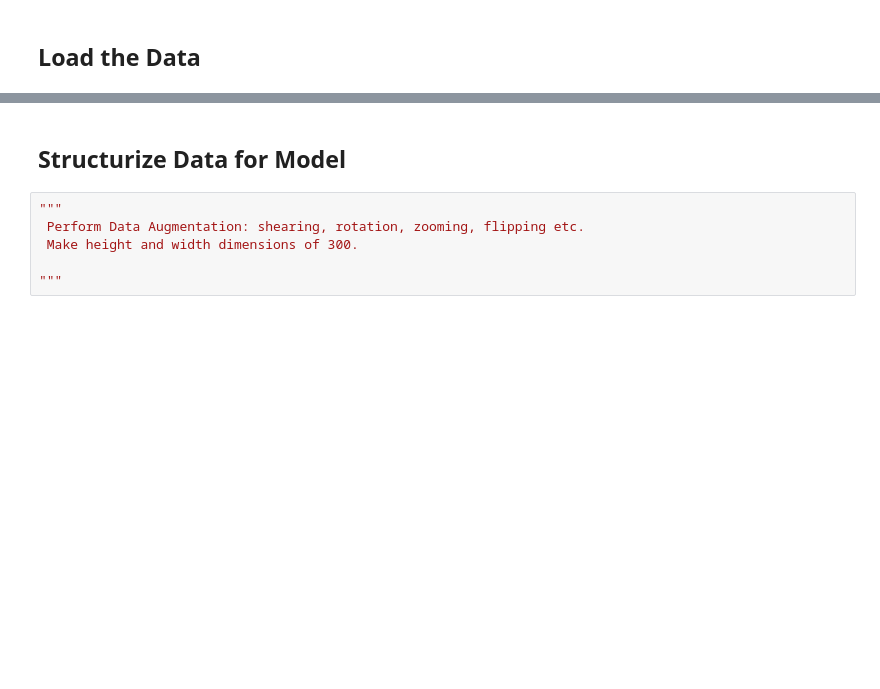
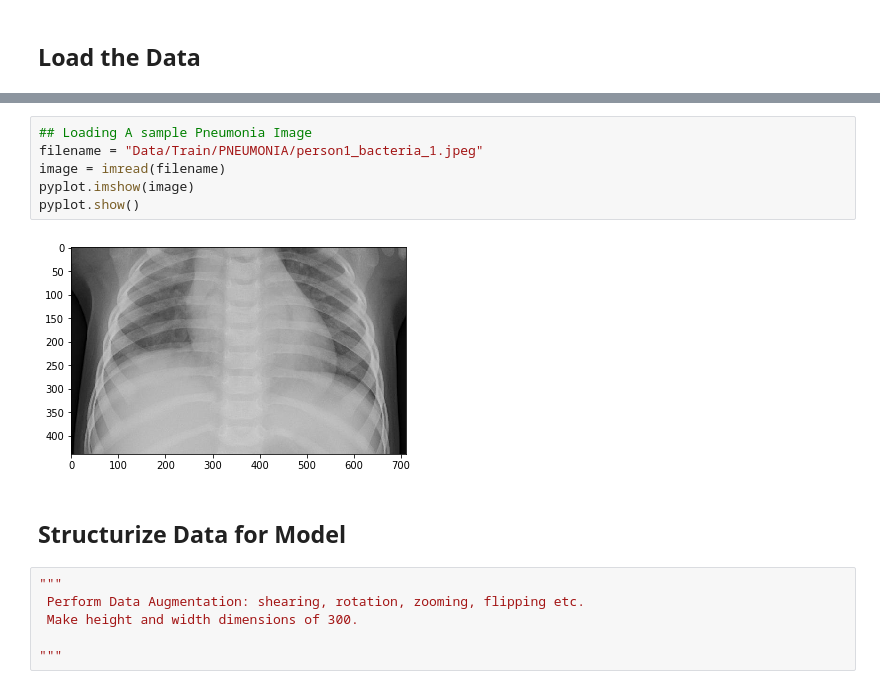
Before and after one commit to adnankarol/PneumoniaAIClassifier, a Jupyter notebook: Training_Notebook.ipynb, the cells around one changed output, grey strips where cells are left out. Drawn from its saved outputs; the diff is of its cells as text; blank space fills up the shorter version.

```diff
--- a/Training_Notebook.ipynb
+++ b/Training_Notebook.ipynb
@@ -37,3 +34,11 @@ Drive already mounted at /gdrive; to attempt to forcibly remount, call drive.mou
+# %%
+## Loading A sample Pneumonia Image
+filename = "Data/Train/PNEUMONIA/person1_bacteria_1.jpeg"
+image = imread(filename)
+pyplot.imshow(image)
+pyplot.show()
+# %% [output]
+[figure, added]
 # %% [markdown]
 ## Structurize Data for Model
 # %%
```
Also changed, not shown: parts of 11 cells of this notebook, 2 other files.
